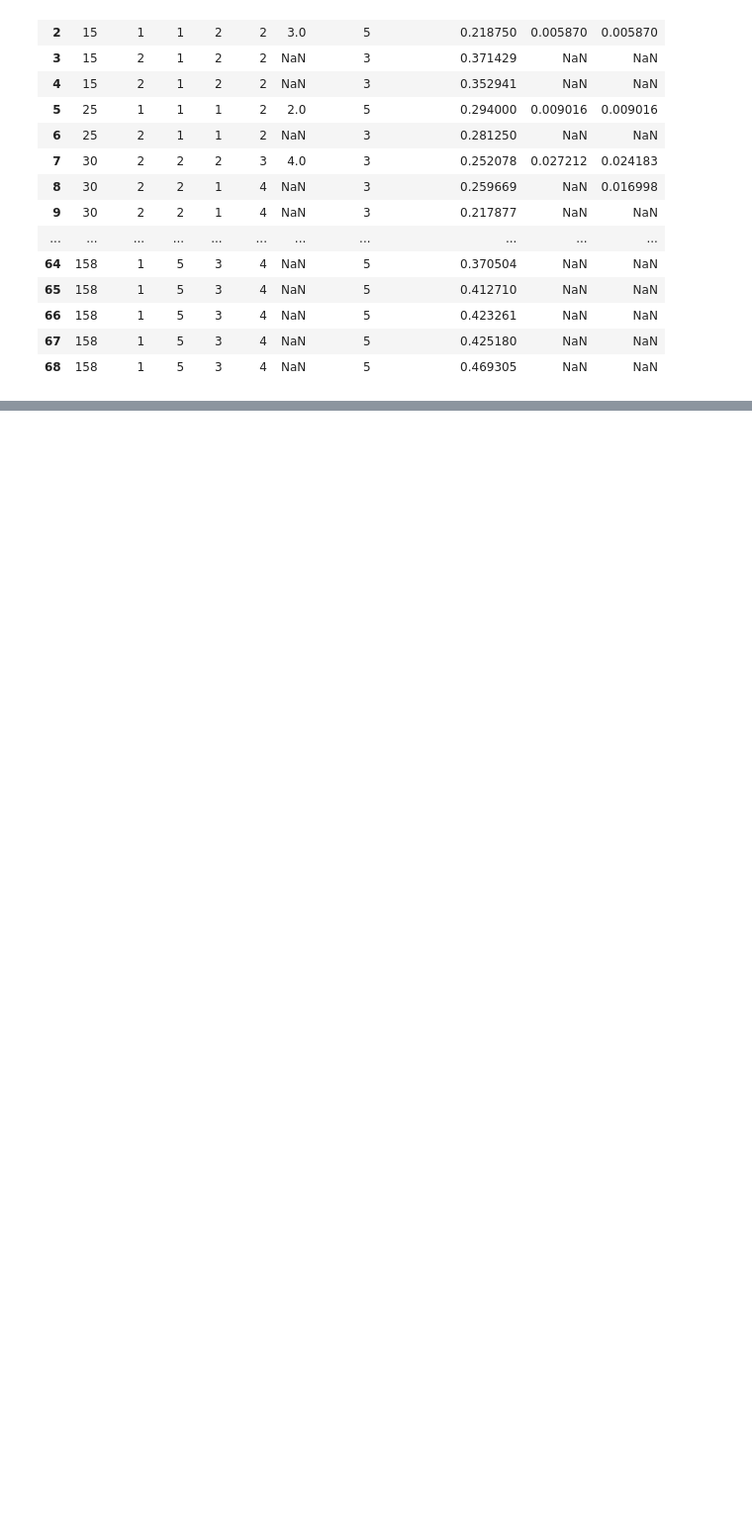
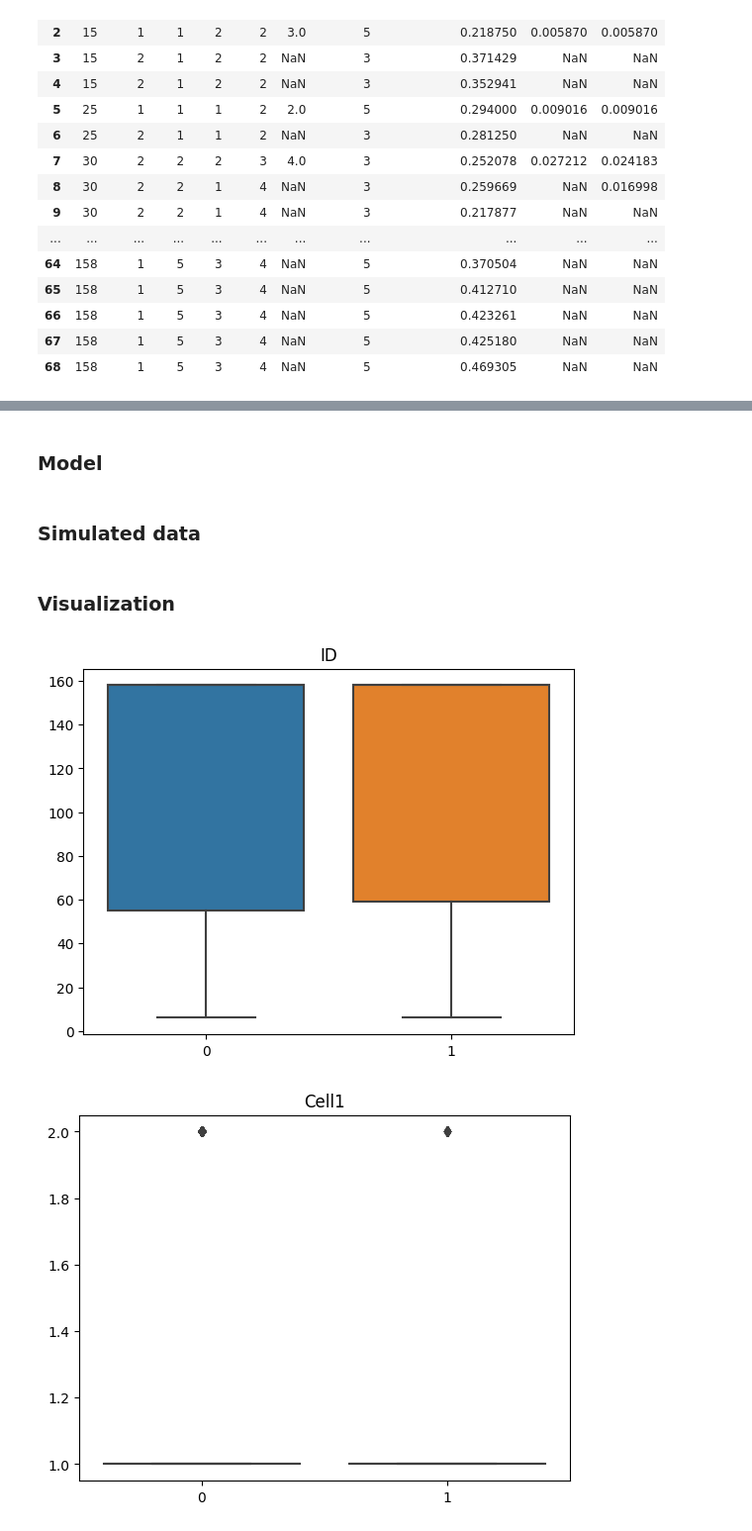
Before and after one commit to RareDiseaseData/Meta-analysis-data, a Jupyter notebook: simulation.ipynb, the cells around one changed output, grey strips where cells are left out. Shown at 99% size. Saved outputs shown, nothing was run; the diff lists cells and outputs as text; code cells hidden in the pictures; blank space fills up the shorter version.

Commit message:
Empirical distribution simulation

```diff
--- a/simulation.ipynb
+++ b/simulation.ipynb
@@ -126,0 +136,11 @@ df_priyesh_hipo
+# %%
+df_final = df_priyesh_hipo[[
+  'ID',
+  'Cell1',
+  'Age',
+  'Sex',
+  'Type',
+  'Method',
+  '%hydroxylysine_ind'
+]]
+df_final
@@ -126,0 +221,30 @@ df_priyesh_hipo
+# %% [markdown]
+### Model
+# %%
+def empirical_simulator(df, col, n):
+  df[col].value_counts()
+  simulated_data = np.random.choice(
+    a = df[c].value_counts().index,
+    size = n,
+    p = df[c].value_counts() / sum(df[c].value_counts())
+  )
+  return simulated_data
+# %% [markdown]
+### Simulated data
+# %%
+new_data = {}
+for c in df_final.columns:
+  new_data[c] = empirical_simulator(df_final, c, 1000)
+df_empirical_simulated = pd.DataFrame(new_data)
+# %% [markdown]
+### Visualization
+# %%
+for c in df_final.columns:
+  plt.figure()
+  plt.title(c)
+  sns.boxplot(
+    data=[df_empirical_simulated[c], df_final[c]])
+  plt.show()
+# %% [output]
+[figure, added]
+[figure, added]
```
Also changed, not shown: parts of 15 cells of this notebook.
